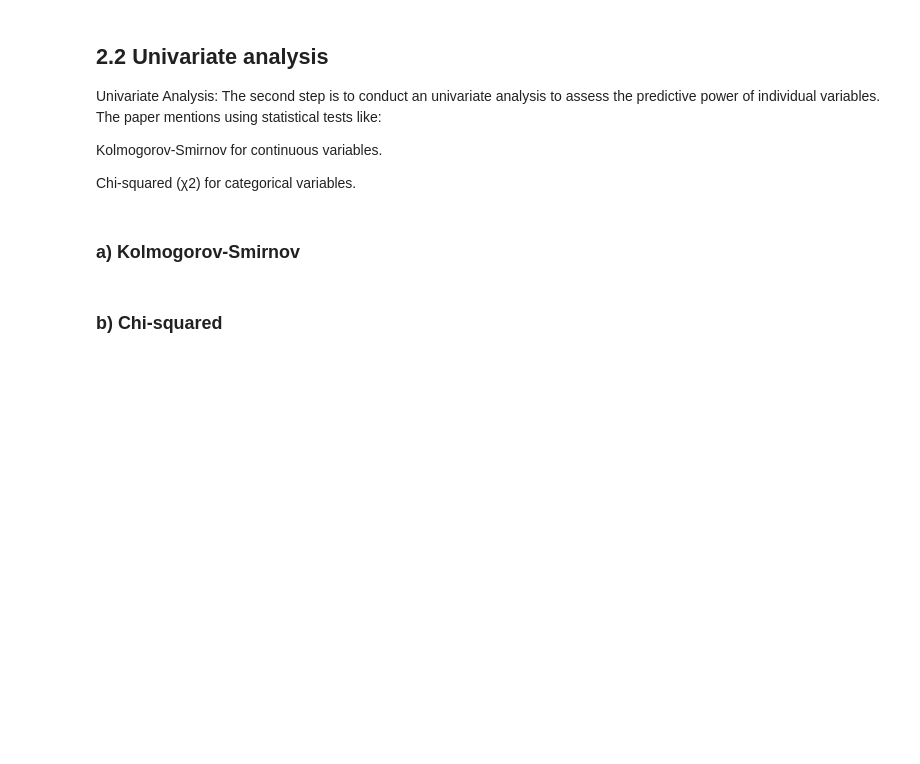
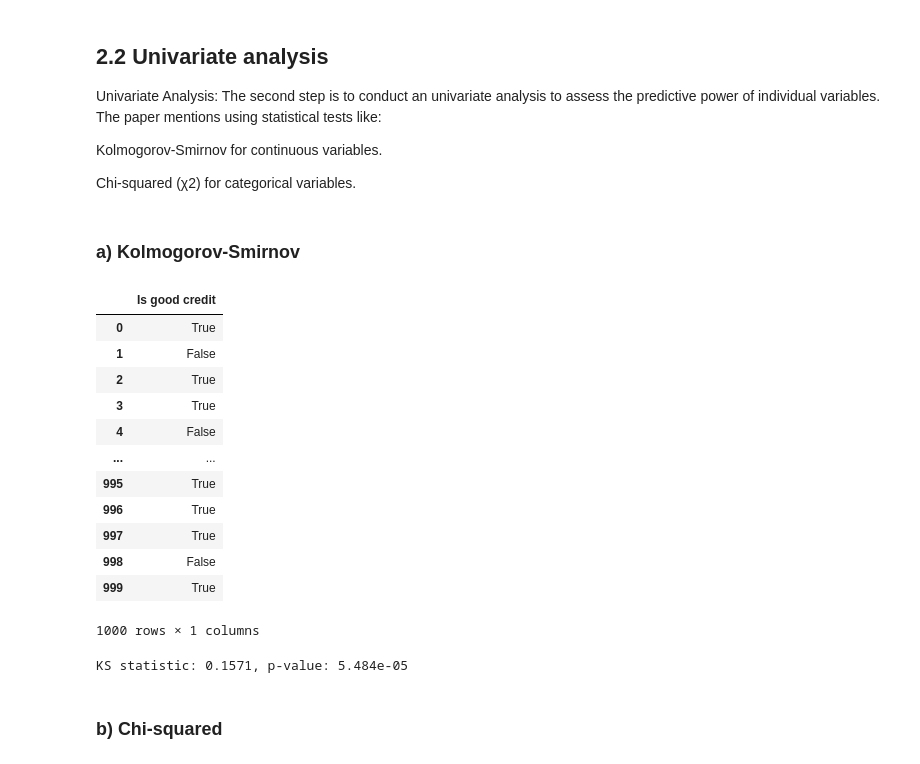
Before and after one commit to feed0/german-credit-data, a Jupyter notebook: python/src/2_fayaad_1_selection.ipynb, the cells around one changed output. Drawn from its saved outputs; the diff is of its cells as text; code cells hidden in the pictures; blank space fills up the shorter version.

```diff
--- a/python/src/2_fayaad_1_selection.ipynb
+++ b/python/src/2_fayaad_1_selection.ipynb
@@ -267,2 +270,32 @@ Chi-squared (χ2) for categorical variables.
+# %%
+german_credit_data['T1']
+# %% [output]
+|  | Is good credit |
+| 0 | True |
+| 1 | False |
+| 2 | True |
+| 3 | True |
+| 4 | False |
+| ... | ... |
+| 995 | True |
+| 996 | True |
+| 997 | True |
+| 998 | False |
+| 999 | True |
+1000 rows × 1 columns
+# %%
+continuous_col  = ('A5', 'Credit amount')
+target_col      = ('T1', 'Is good credit')
+
+# Split data by target
+good_credit_group  = german_credit_data[german_credit_data[target_col] == True][continuous_col].dropna()
+bad_credit_group   = german_credit_data[german_credit_data[target_col] == False][continuous_col].dropna()
+
+# Perform KS test
+ks_stat, ks_pvalue = ks_2samp(good_credit_group, bad_credit_group)
+
+print(f"KS statistic: {ks_stat:.4f}, p-value: {ks_pvalue:.4g}")
+# %% [output]
+KS statistic: 0.1571, p-value: 5.484e-05
 # %% [markdown]
 ### b) Chi-squared
```
Also changed, not shown: parts of 1 cell of this notebook.
